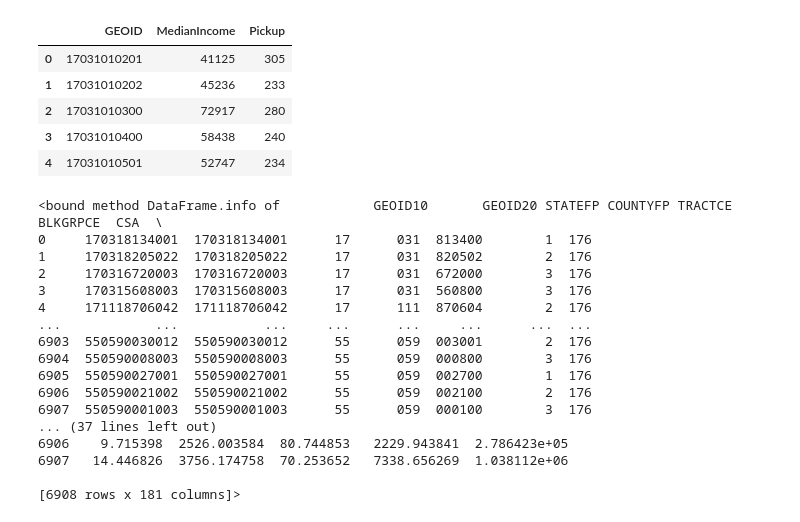
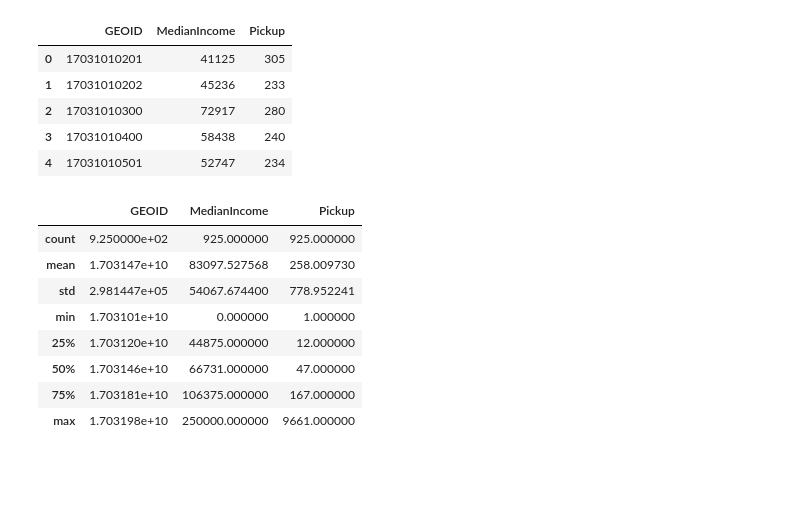
Before and after one commit to 2shakilrafi/MachineLearningCourse, a Jupyter notebook: Prototyping/prototype.ipynb, the cells around one changed output. Cells and saved outputs as stored; diff of their text form; code cells hidden in the pictures; blank space fills up the shorter version.

```diff
--- a/Prototyping/prototype.ipynb
+++ b/Prototyping/prototype.ipynb
@@ -318,22 +315,14 @@ dbf = Dbf5("Data_Austin.dbf")
 # %%
 more_data = dbf.to_dataframe()
 # %%
-more_data.info
+combined_df.describe()
 # %% [output]
-<bound method DataFrame.info of            GEOID10       GEOID20 STATEFP COUNTYFP TRACTCE BLKGRPCE  CSA  \
-0     170318134001  170318134001      17      031  813400        1  176
-1     170318205022  170318205022      17      031  820502        2  176
-2     170316720003  170316720003      17      031  672000        3  176
-3     170315608003  170315608003      17      031  560800        3  176
-4     171118706042  171118706042      17      111  870604        2  176
-...            ...           ...     ...      ...     ...      ...  ...
-6903  550590030012  550590030012      55      059  003001        2  176
-6904  550590008003  550590008003      55      059  000800        3  176
-6905  550590027001  550590027001      55      059  002700        1  176
-6906  550590021002  550590021002      55      059  002100        2  176
-6907  550590001003  550590001003      55      059  000100        3  176
-... (37 lines left out)
-6906    9.715398  2526.003584  80.744853   2229.943841  2.786423e+05
-6907   14.446826  3756.174758  70.253652   7338.656269  1.038112e+06
-
-[6908 rows x 181 columns]>
+|  | GEOID | MedianIncome | Pickup |
+| count | 9.250000e+02 | 925.000000 | 925.000000 |
+| mean | 1.703147e+10 | 83097.527568 | 258.009730 |
+| std | 2.981447e+05 | 54067.674400 | 778.952241 |
+| min | 1.703101e+10 | 0.000000 | 1.000000 |
+| 25% | 1.703120e+10 | 44875.000000 | 12.000000 |
+| 50% | 1.703146e+10 | 66731.000000 | 47.000000 |
+| 75% | 1.703181e+10 | 106375.000000 | 167.000000 |
+| max | 1.703198e+10 | 250000.000000 | 9661.000000 |
```
Also changed, not shown: parts of 17 cells of this notebook, 3 other files.
